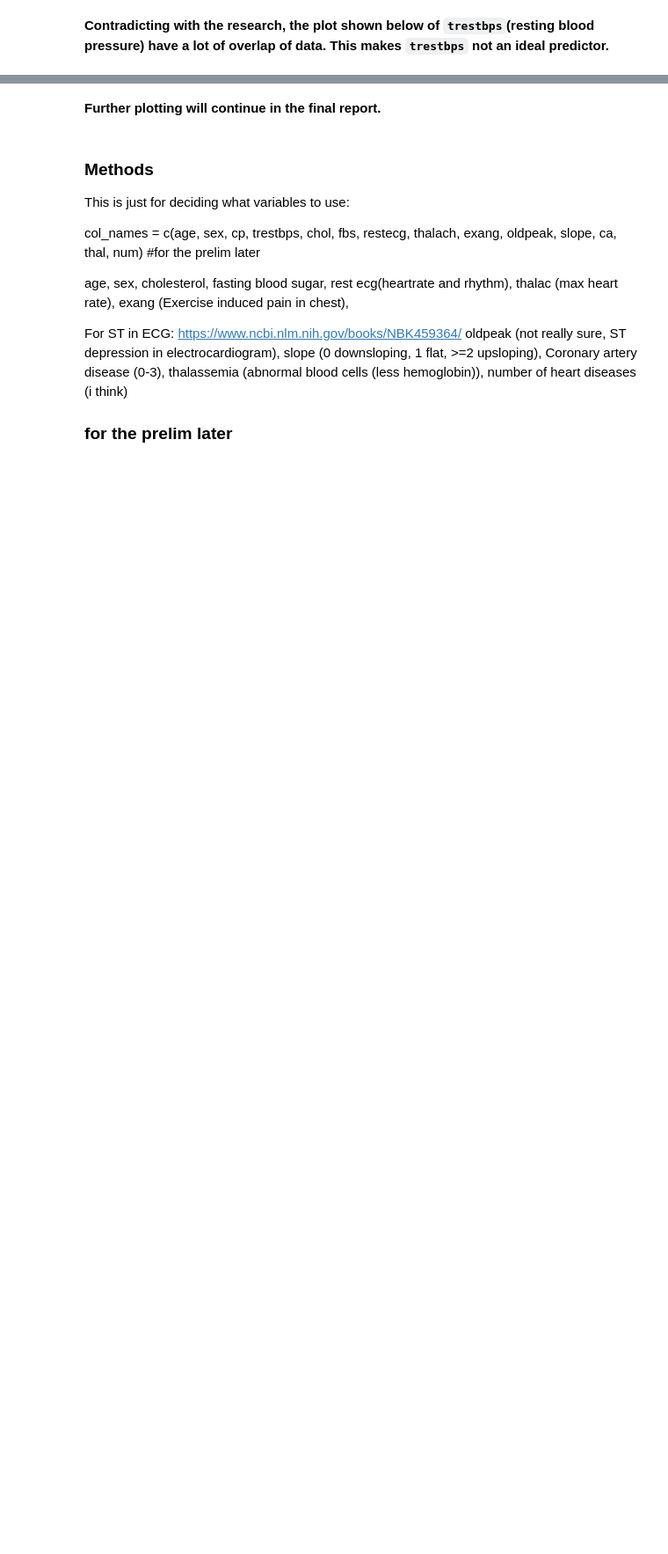
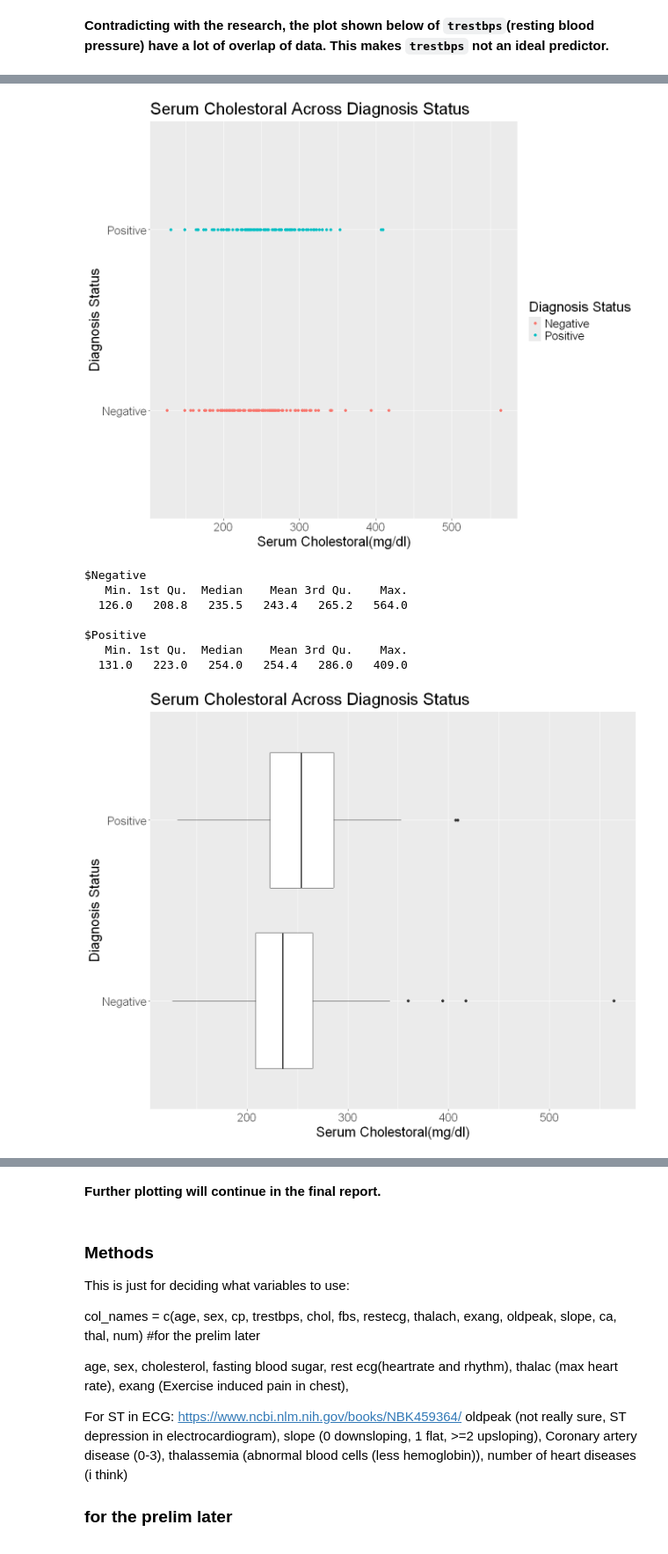
Before and after one commit to Jaboott/DSCI100-Project, a Jupyter notebook: Project_Proposal.ipynb, the cells around one changed output, grey strips where cells are left out. Shown at 88% size. Drawn from its saved outputs; the diff is of its cells as text; code cells hidden in the pictures; blank space fills up the shorter version.

```diff
--- a/Project_Proposal.ipynb
+++ b/Project_Proposal.ipynb
@@ -421,0 +453,44 @@ trestbps_dox
+# %%
+# scatter plot for chol
+chol_dist <- cleveland_train |>
+  ggplot(aes(y = num,
+             x = chol,
+             color = num)) +
+  geom_point() +
+  labs(title = "Serum Cholestoral Across Diagnosis Status",
+       x = "Serum Cholestoral(mg/dl)",
+       y = "Diagnosis Status",
+       color = "Diagnosis Status") +
+  scale_fill_brewer(palette = "Set2") +
+  theme(text = element_text(size = 20))
+
+chol_dist
+
+# boxplot for chol
+chol_box <- cleveland_train |>
+  ggplot(aes(y = num, x = chol)) +
+  geom_boxplot() +
+  labs(title = "Serum Cholestoral Across Diagnosis Status",
+       x = "Serum Cholestoral(mg/dl)",
+       y = "Diagnosis Status",
+       color = "Diagnosis Status") +
+  theme(text = element_text(size = 20))
+
+chol_box
+
+chol_summary <- list(
+  Negative = summary(cleveland_train$chol[cleveland_train$num == "Negative"]),
+  Positive = summary(cleveland_train$chol[cleveland_train$num == "Positive"])
+)
+
+chol_summary
+# %% [output]
+[figure, added]
+$Negative
+   Min. 1st Qu.  Median    Mean 3rd Qu.    Max.
+  126.0   208.8   235.5   243.4   265.2   564.0
+
+$Positive
+   Min. 1st Qu.  Median    Mean 3rd Qu.    Max.
+  131.0   223.0   254.0   254.4   286.0   409.0
+[figure, added]
```
Also changed, not shown: parts of 13 cells of this notebook.
